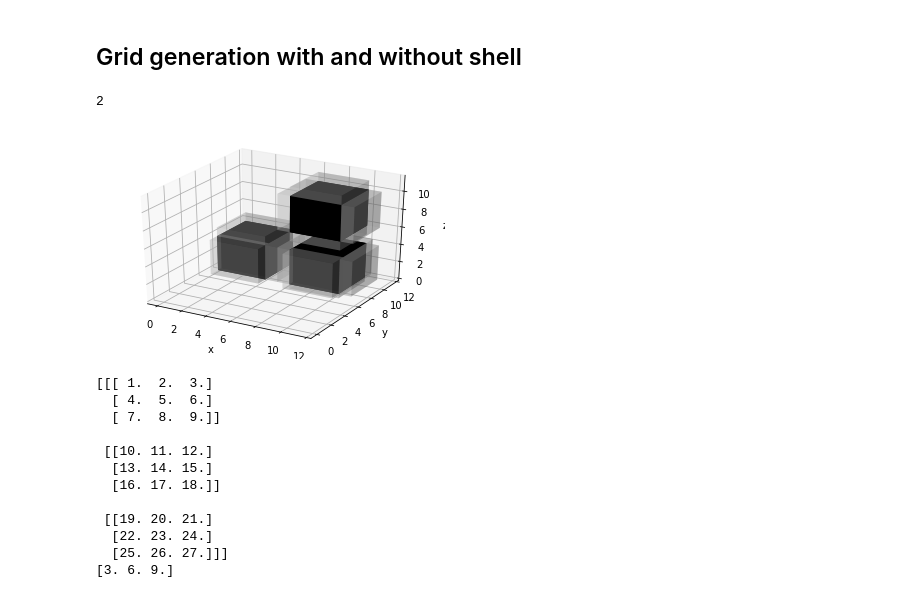
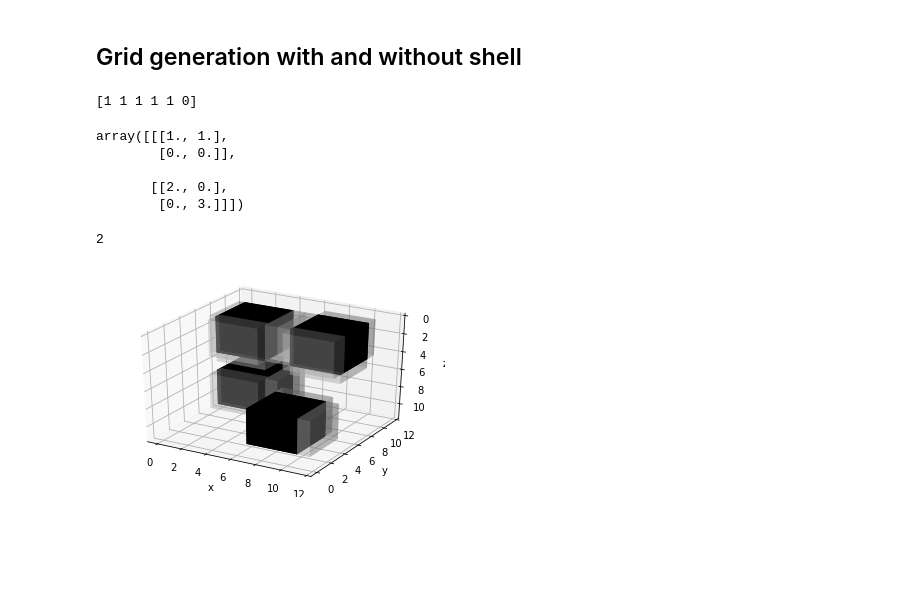
Before and after one commit to mrmrmr7/articles, a Jupyter notebook: percolation_sum2020/notebooks/new/net_3d.ipynb, the cells around one changed output. Saved outputs shown, nothing was run; the diff lists cells and outputs as text; code cells hidden in the pictures; blank space fills up the shorter version.

Commit message:
init commit of 3d markers logic

```diff
--- a/percolation_sum2020/notebooks/new/net_3d.ipynb
+++ b/percolation_sum2020/notebooks/new/net_3d.ipynb
@@ -65,7 +65,7 @@ def explode(data):
     return data_e
 
 def get_indices_for_faces(res_voxel):
-    x, y, z = np.indices(np.array(res_voxel_e.shape) + 1).astype(float)
+    x, y, z = np.indices(np.array(res_voxel.shape) + 1).astype(float)
     x[2::6, :, :] -= 1.5
     x[3::6, :, :] += 1.5
     x[4::6, :, :] += 0.5
@@ -107,10 +107,11 @@ def display_array(raw_arr, figure, vmin=None, vmax=None):
 
     res_voxel_e = explode(res_voxel)
     facecolors_e = explode(facecolors)
-    x, y, z = get_indices_for_faces(res_voxel)
+    x, y, z = get_indices_for_faces(res_voxel_e)
 
     fig = plt.figure()
     ax = fig.gca(projection='3d')
+    ax.invert_zaxis()
     ax.set_xlabel("x")
     ax.set_ylabel("y")
     ax.set_zlabel("z")
@@ -120 +245,19 @@ def display_array(raw_arr, figure, vmin=None, vmax=None):
+# %%
+print(grid[1, 1, :])
+# %% [output]
+[1 1 1 1 1 0]
+# %%
+fill_marker_grid(grid)
+# %% [output]
+array([[[1., 1.],
+        [0., 0.]],
+
+       [[2., 0.],
+        [0., 3.]]])
+# %%
+
+display_array(grid, "lol")
+# %% [output]
+2
+[figure, added]
 # %%
@@ -121,6 +265 @@ def display_array(raw_arr, figure, vmin=None, vmax=None):
 grid = generate_filled_grid_with_shell(n, 0.5, 0.5)
-# %%
-display_array(grid, "fig")
-# %% [output]
-2
-[figure, removed]
@@ -130,21 +265,0 @@ def fill_marker_grid(arr):
-# %%
-test = np.zeros(shape=(3, 3, 3))
-for i in range(3):
-    for j in range(3):
-        for k in range(3):
-            test[i, j, k] = i * 9 + j * 3 + k + 1
-print(test)
-print(test[0, :, 2])
-# %% [output]
-[[[ 1.  2.  3.]
-  [ 4.  5.  6.]
-  [ 7.  8.  9.]]
-
- [[10. 11. 12.]
-  [13. 14. 15.]
-  [16. 17. 18.]]
-
- [[19. 20. 21.]
-  [22. 23. 24.]
-  [25. 26. 27.]]]
-[3. 6. 9.]
```
Also changed, not shown: parts of 4 cells of this notebook.
